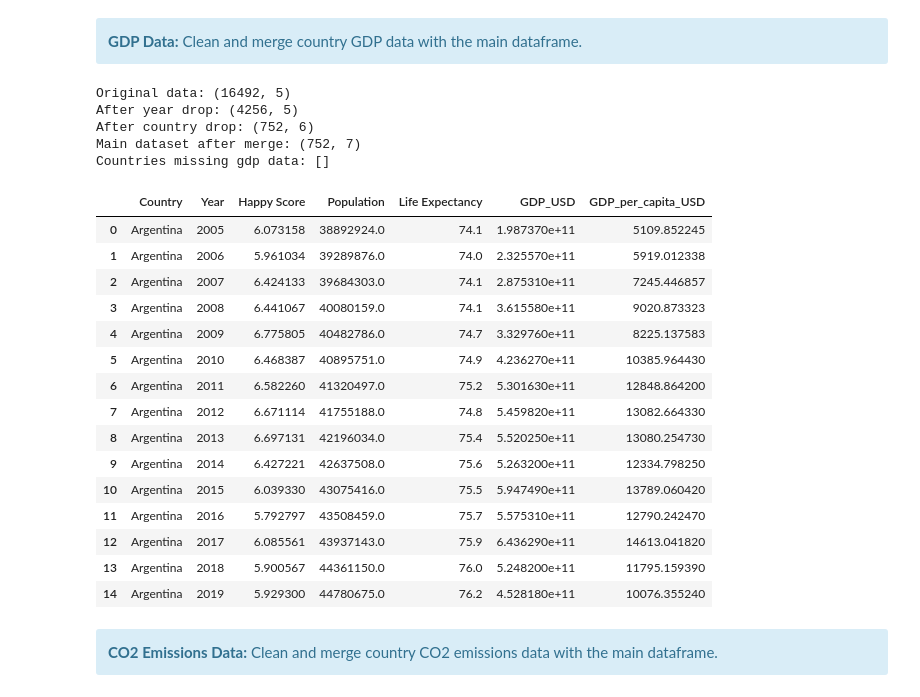
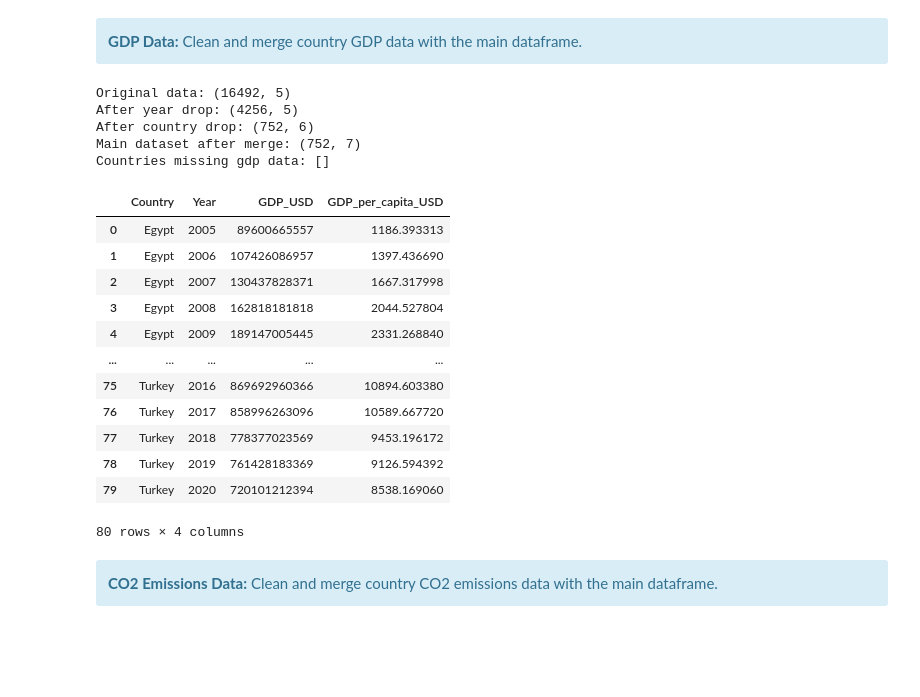
Before and after one commit to iwecht1/1030project, a Jupyter notebook: src/Data Engineering.ipynb, the cells around one changed output. Drawn from its saved outputs; the diff is of its cells as text; code cells hidden in the pictures; blank space fills up the shorter version.

```diff
--- a/src/Data Engineering.ipynb
+++ b/src/Data Engineering.ipynb
@@ -223,15 +218,6 @@ Main dataset after merge: (752, 5)
 gdp = pd.read_csv('../data/world_country_gdp_usd.csv')
 gdp_missing = pd.read_csv('../data/missing_gdp.csv')
 print('Original data:',gdp.shape)
-
-# find countries missing gdp data
-# gc = gdp['Country Name'].unique()
-# missing_gdp = []
-
-# for place in country_list:
-#     if place not in gc:
-#         missing_gdp.append(place)
-# print(missing_gdp)
 
 # drop unneeded columns and rename population and country
 gdp.drop(['Country Code'],axis=1,inplace=True)
@@ -269,49 +255,48 @@ gdp_list = []
 gdp_list.append(gdp)
 gdp_list.append(gdp_missing)
 gdp_2 = pd.concat(gdp_list)
 
 print('After country drop:',gdp_2.shape)
 # merge main with population
 df = df.merge(gdp_2, on=['Country','Year'],how='left')
 df.drop(['level_0','index'],axis=1,inplace=True)
 
 print('Main dataset after merge:',df.shape)
 
 
 # find countries missing gdp data
 cc = gdp_2['Country'].unique()
 
 missing_gdp = []
 
 for place in country_list:
     if place not in cc:
         missing_gdp.append(place)
 
 print('Countries missing gdp data:', missing_gdp)
 
+
 df.head(15)
+gdp_missing
 # %% [output]
 Original data: (16492, 5)
 After year drop: (4256, 5)
 After country drop: (752, 6)
 Main dataset after merge: (752, 7)
 Countries missing gdp data: []
-|  | Country | Year | Happy Score | Population | Life Expectancy | GDP_USD | GDP_per_capita_USD |
-| 0 | Argentina | 2005 | 6.073158 | 38892924.0 | 74.1 | 1.987370e+11 | 5109.852245 |
-| 1 | Argentina | 2006 | 5.961034 | 39289876.0 | 74.0 | 2.325570e+11 | 5919.012338 |
-| 2 | Argentina | 2007 | 6.424133 | 39684303.0 | 74.1 | 2.875310e+11 | 7245.446857 |
-| 3 | Argentina | 2008 | 6.441067 | 40080159.0 | 74.1 | 3.615580e+11 | 9020.873323 |
-| 4 | Argentina | 2009 | 6.775805 | 40482786.0 | 74.7 | 3.329760e+11 | 8225.137583 |
-| 5 | Argentina | 2010 | 6.468387 | 40895751.0 | 74.9 | 4.236270e+11 | 10385.964430 |
-| 6 | Argentina | 2011 | 6.582260 | 41320497.0 | 75.2 | 5.301630e+11 | 12848.864200 |
-| 7 | Argentina | 2012 | 6.671114 | 41755188.0 | 74.8 | 5.459820e+11 | 13082.664330 |
-| 8 | Argentina | 2013 | 6.697131 | 42196034.0 | 75.4 | 5.520250e+11 | 13080.254730 |
-| 9 | Argentina | 2014 | 6.427221 | 42637508.0 | 75.6 | 5.263200e+11 | 12334.798250 |
-| 10 | Argentina | 2015 | 6.039330 | 43075416.0 | 75.5 | 5.947490e+11 | 13789.060420 |
-| 11 | Argentina | 2016 | 5.792797 | 43508459.0 | 75.7 | 5.575310e+11 | 12790.242470 |
-| 12 | Argentina | 2017 | 6.085561 | 43937143.0 | 75.9 | 6.436290e+11 | 14613.041820 |
-| 13 | Argentina | 2018 | 5.900567 | 44361150.0 | 76.0 | 5.248200e+11 | 11795.159390 |
-| 14 | Argentina | 2019 | 5.929300 | 44780675.0 | 76.2 | 4.528180e+11 | 10076.355240 |
+|  | Country | Year | GDP_USD | GDP_per_capita_USD |
+| 0 | Egypt | 2005 | 89600665557 | 1186.393313 |
+| 1 | Egypt | 2006 | 107426086957 | 1397.436690 |
+| 2 | Egypt | 2007 | 130437828371 | 1667.317998 |
+| 3 | Egypt | 2008 | 162818181818 | 2044.527804 |
+| 4 | Egypt | 2009 | 189147005445 | 2331.268840 |
+| ... | ... | ... | ... | ... |
+| 75 | Turkey | 2016 | 869692960366 | 10894.603380 |
+| 76 | Turkey | 2017 | 858996263096 | 10589.667720 |
+| 77 | Turkey | 2018 | 778377023569 | 9453.196172 |
+| 78 | Turkey | 2019 | 761428183369 | 9126.594392 |
+| 79 | Turkey | 2020 | 720101212394 | 8538.169060 |
+80 rows × 4 columns
 # %% [markdown]
 <div class="alert alert-block alert-info">
     <b>CO2 Emissions Data:</b> Clean and merge country CO2 emissions data with the main dataframe.
```
Also changed, not shown: parts of 10 cells of this notebook, 37 other files.
